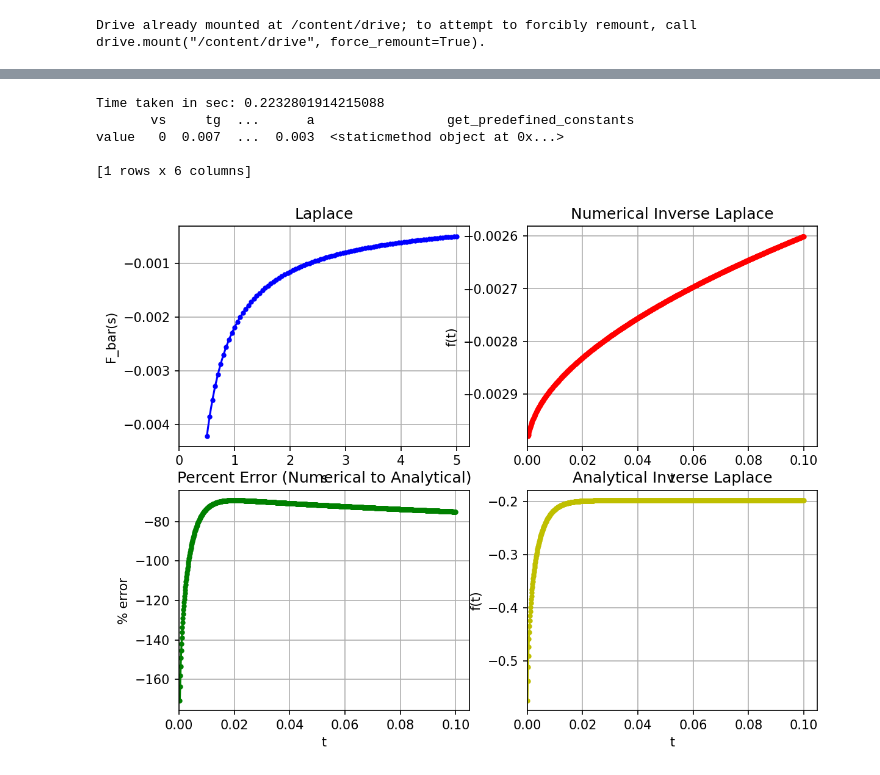
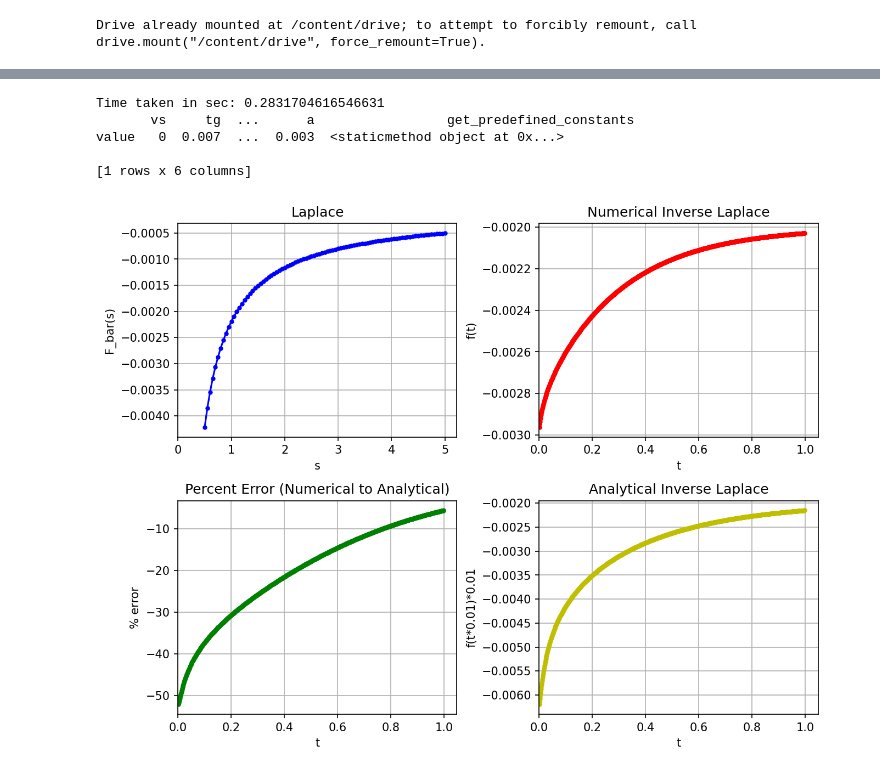
Before and after one commit to ryerrabelli/Yerrabelli-Spector-Poroelastic-Model-Code, a Jupyter notebook: src/colab.ipynb, the cells around one changed output, grey strips where cells are left out. Saved outputs shown, nothing was run; the diff lists cells and outputs as text; code cells hidden in the pictures.

Commit message:
Ditto- discovered that in the example case, the approximation is a lot closer if you divide the input and output by 100. Does that imply there is an error somewhere specific?

```diff
--- a/src/colab.ipynb
+++ b/src/colab.ipynb
@@ -193,88 +193,38 @@ value    0.5  0.007       0.0001  1000.0
 # %%
 from src.viscoporoelastic_model import TestModel2
 anal_offset = 1
 # inputting a value of time=0 doesn't error (just returns None/NaN), but takes longer (about 2x as much) on python; not really MATLAB though
-times=np.arange(0.1,100,0.1)/10000.0*10*anal_offset
+times=np.arange(0.1,100,0.1)/100.0*anal_offset
 #times = np.arange(0.05, 5.05, 0.05)
 
 tm = TestModel2()
-func = tm.laplace_value
+func = tm.laplace_value #lambda s: tm.laplace_value(s)*100
 input_times = times
 plot_times  = times
-func_name = {"t":"f(t)", "s":"F_bar(s)"}
-x_names   = {"t":"t", "s":"s"}
+#func_name = {"t":"f(t)", "s":"F_bar(s)","t_anal":"f(t)"}
+func_name = {"t":"f(t)", "s":"F_bar(s)","t_anal":"f(t*0.01)*0.01"}
+x_names   = {"t":"t", "s":"s","t_anal":"t"}
 s_vals = np.arange(0.5, 5.05, 0.05)
-inv_func_anal = tm.inverted_value
+inv_func_anal = lambda t: tm.inverted_value(t*0.01)*0.01
 input_times_anal = input_times /anal_offset
 plot_times_anal = plot_times /anal_offset
 
+fig=plotting.plot_laplace_analysis(
+    func=func, func_name=func_name, x_names=x_names, s_vals=s_vals,
+    input_times=input_times, plot_times=plot_times,
+    input_times_anal=input_times_anal, plot_times_anal=plot_times_anal,
+    inv_func_anal=inv_func_anal, Marg=32 )
 
-import time as timer
-t1=timer.time();
-inverted_vals=euler_inversion(func, input_times)
-t2=timer.time()-t1
-print("Time taken in sec:", t2)
-
-#%%
-# Non-positive s values give an error "invalid value encountered in sqrt"
-laplace_vals = func(s_vals)
-inverted_vals_analytical = None if inv_func_anal is None else inv_func_anal(input_times_anal)
-
-
-##%%
-import matplotlib.pyplot as plt
-fig, axs = plt.subplots(2,2)
-fig.set_figwidth(9)
-fig.set_figheight(3*2+1)
-fig.set_dpi(150)
-
-axs[0,0].plot(s_vals, laplace_vals, ".-b")
-axs[0,0].set_xlabel(x_names["s"])
-# theoretically, there should be no limit on s, but non-positive values throw an error in the function
-axs[0,0].set_xlim([0, None])
-axs[0,0].set_ylabel(func_name["s"])
-axs[0,0].grid()
-axs[0,0].title.set_text("Laplace")
-
-axs[0,1].plot(plot_times, inverted_vals, ".-r")
-axs[0,1].set_xlabel(x_names["t"])
-axs[0,1].set_xlim([0, None])
-axs[0,1].set_ylabel(func_name["t"])
-axs[0,1].grid()
-axs[0,1].title.set_text("Numerical Inverse Laplace")
-
-if inverted_vals_analytical is not None:
-  axs[1,1].plot(plot_times_anal, inverted_vals_analytical, ".-y")
-  axs[1,1].set_xlabel(x_names["t"])
-  axs[1,1].set_xlim([0, None])
-  axs[1,1].set_ylabel(func_name["t"])
-  axs[1,1].grid()
-  axs[1,1].title.set_text("Analytical Inverse Laplace")
-
-
-  axs[1,0].plot(plot_times, (inverted_vals-inverted_vals_analytical)/inverted_vals, ".-g")
-  axs[1,0].set_xlabel(x_names["t"])
-  axs[1,0].set_xlim([0, None])
-  #axs[1,0].set_ylabel(func_name["t"])
-  axs[1,0].set_ylabel("% error")
-  axs[1,0].grid()
-  axs[1,0].title.set_text("Percent Error (Numerical to Analytical)")
-
-
-
-#axs[0,0].show()
-
-fig.show()
 
 vars={key:value for key,value in TestModel2.__dict__.items() if not key.startswith("__") and not callable(value)}
 print(pd.DataFrame(vars,index=["value"]))
 # %% [output]
-Time taken in sec: 0.2232801914215088
+Time taken in sec: 0.2831704616546631
        vs     tg  ...      a                 get_predefined_constants
 value   0  0.007  ...  0.003  <staticmethod object at 0x...>
 
 [1 rows x 6 columns]
-[figure, old version]
+[figure, new version]
 # %%
 anal_offset = 1
 # inputting a value of time=0 doesn't error (just returns None/NaN), but takes longer (about 2x as much) on python; not really MATLAB though
```
Also changed, not shown: parts of 3 cells of this notebook, 2 other files.
